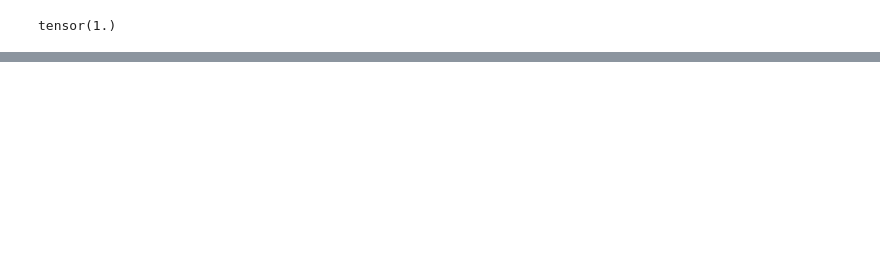
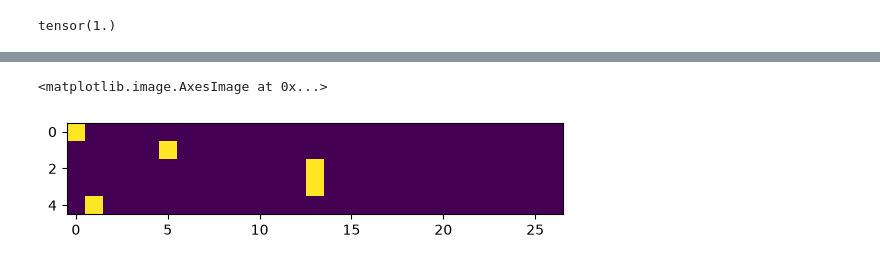
Before and after one commit to ShivMoh/neural_networks_from_scratch, a Jupyter notebook: maker_more/bi_gram.ipynb, the cells around one changed output, grey strips where cells are left out. Saved outputs shown, nothing was run; the diff lists cells and outputs as text; code cells hidden in the pictures; blank space fills up the shorter version.

```diff
--- a/maker_more/bi_gram.ipynb
+++ b/maker_more/bi_gram.ipynb
@@ -236,3 +256,22 @@ P = P / P.sum(1, keepdim=True)
 print(P[0].sum())
 # %% [output]
 tensor(1.)
+# %%
+# this is just printing out the probabalities
+# of each biagram based on the total population
+# within the tensor matrix of frequency probabalities (I think, no clue)
+# if any of this is correct terminolyg
+xs, ys = [], []
+for w in words[:1]:
+    chs = ['.'] + list(w) + ['.']
+    for ch1, ch2 in zip(chs, chs[1:]):
+        ix1 = stoi[ch1]
+        ix2 = stoi[ch2]
+        prob = P[ix1, ix2]
+        xs.append(ix1)
+        ys.append(ix2)
+
+        print(f'{ch1}{ch2}: {prob:.4f}')
+
+xs = torch.tensor(xs)
+ys = torch.tensor(ys)
@@ -238,0 +288,7 @@ tensor(1.)
+# %%
+import torch.nn.functional as F
+
+# xs is a array so the ouptut here is mulitple one hot encodings
+xenc = F.one_hot(xs, num_classes=27).float() # https://docs.pytorch.org/docs/2.12/generated/torch.nn.functional.one_hot.html
+print(xenc)
+print(xenc.dtype)
@@ -238,0 +307,6 @@ tensor(1.)
+# %%
+xenc.shape
+plt.imshow(xenc)
+# %% [output]
+<matplotlib.image.AxesImage at 0x...>
+[figure, added]
```
Also changed, not shown: parts of 21 cells of this notebook, 1 other file.
